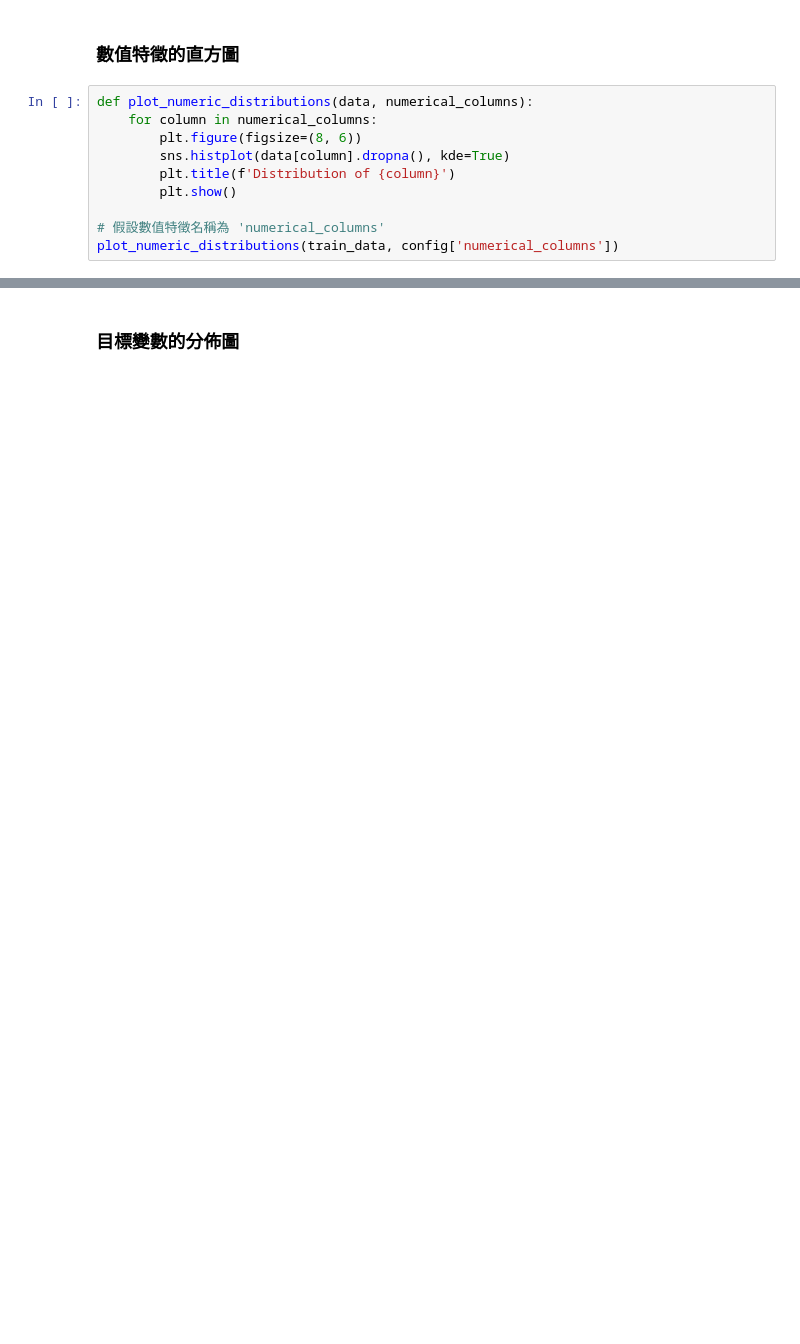
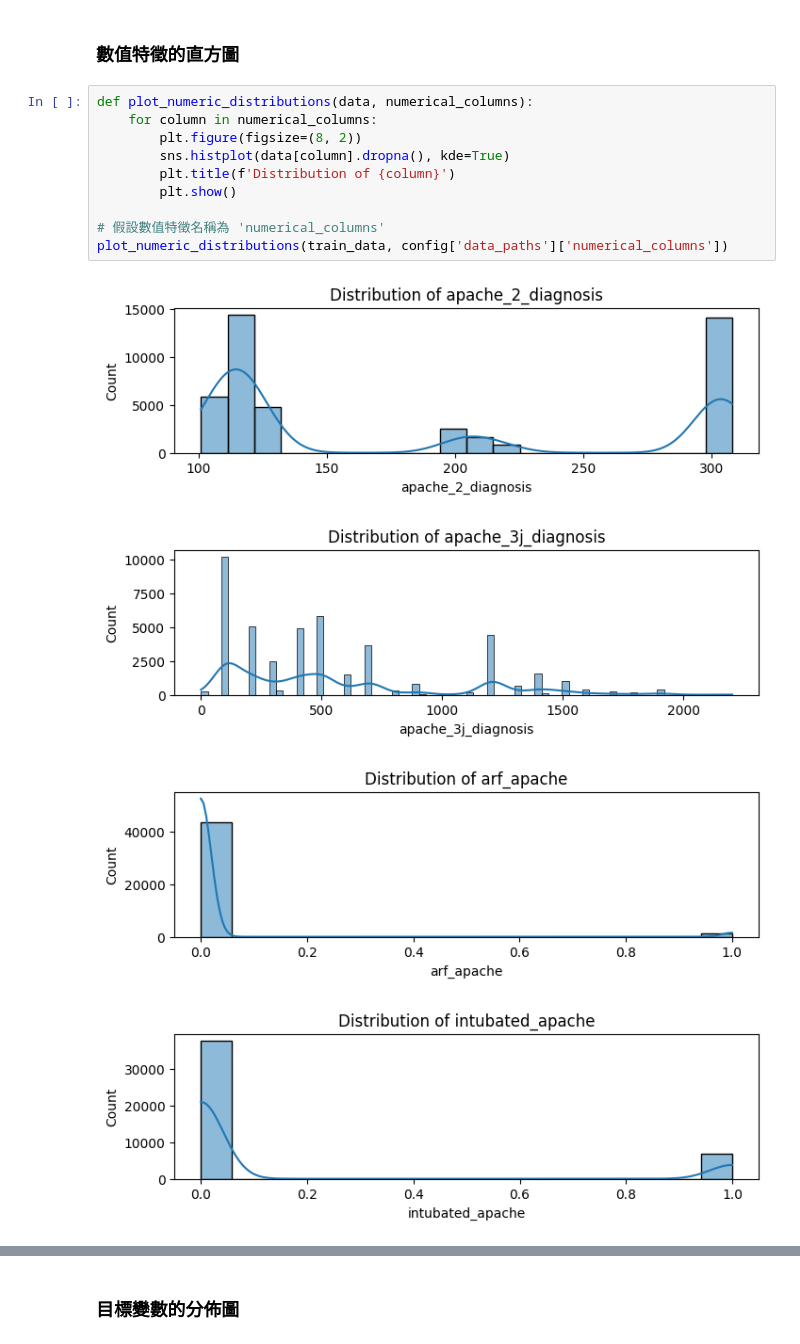
Before and after one commit to tonytonytonytony029/DM_HW2_313554059, a Jupyter notebook: Code/.ipynb, the cells around one changed output, grey strips where cells are left out. Saved outputs shown, nothing was run; the diff lists cells and outputs as text; blank space fills up the shorter version.

```diff
--- a/Code/.ipynb
+++ b/Code/.ipynb
@@ -196,10 +335,15 @@ plot_boxplots(train_data, config['numerical_columns'])
 # %%
 def plot_numeric_distributions(data, numerical_columns):
     for column in numerical_columns:
-        plt.figure(figsize=(8, 6))
+        plt.figure(figsize=(8, 2))
         sns.histplot(data[column].dropna(), kde=True)
         plt.title(f'Distribution of {column}')
         plt.show()
 
 # 假設數值特徵名稱為 'numerical_columns'
-plot_numeric_distributions(train_data, config['numerical_columns'])
+plot_numeric_distributions(train_data, config['data_paths']['numerical_columns'])
+# %% [output]
+[figure, added]
+[figure, added]
+[figure, added]
+[figure, added]
```
Also changed, not shown: parts of 29 cells of this notebook, 3 other files.
